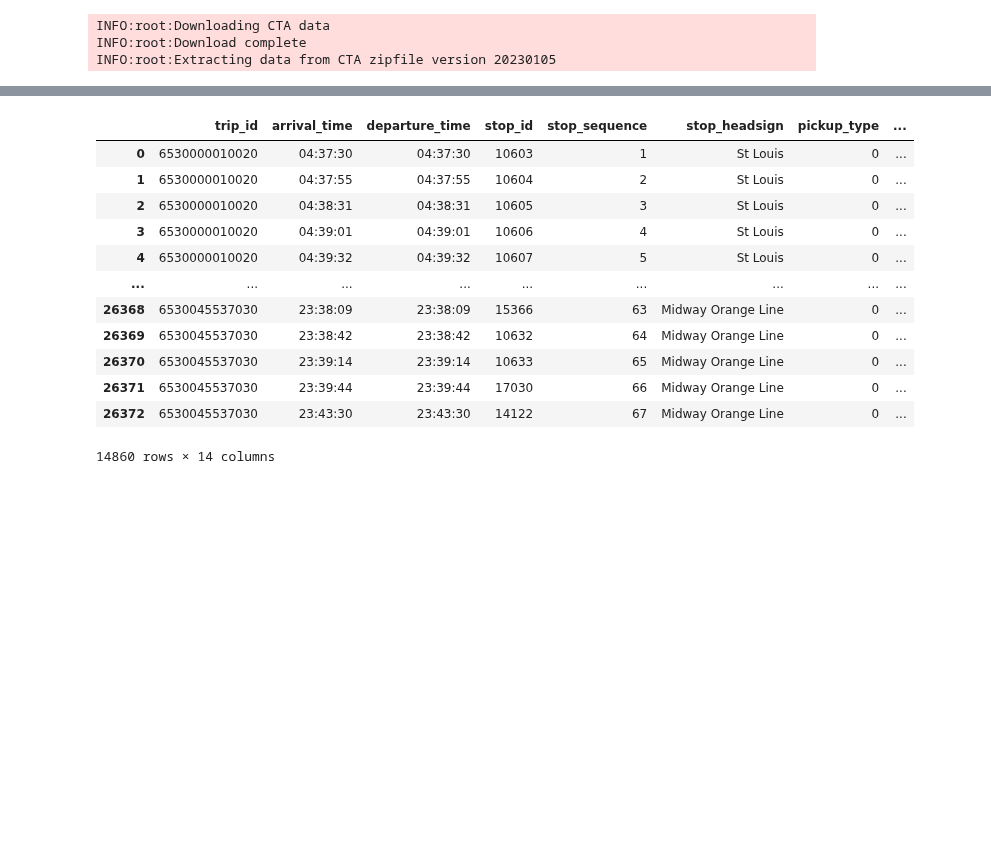
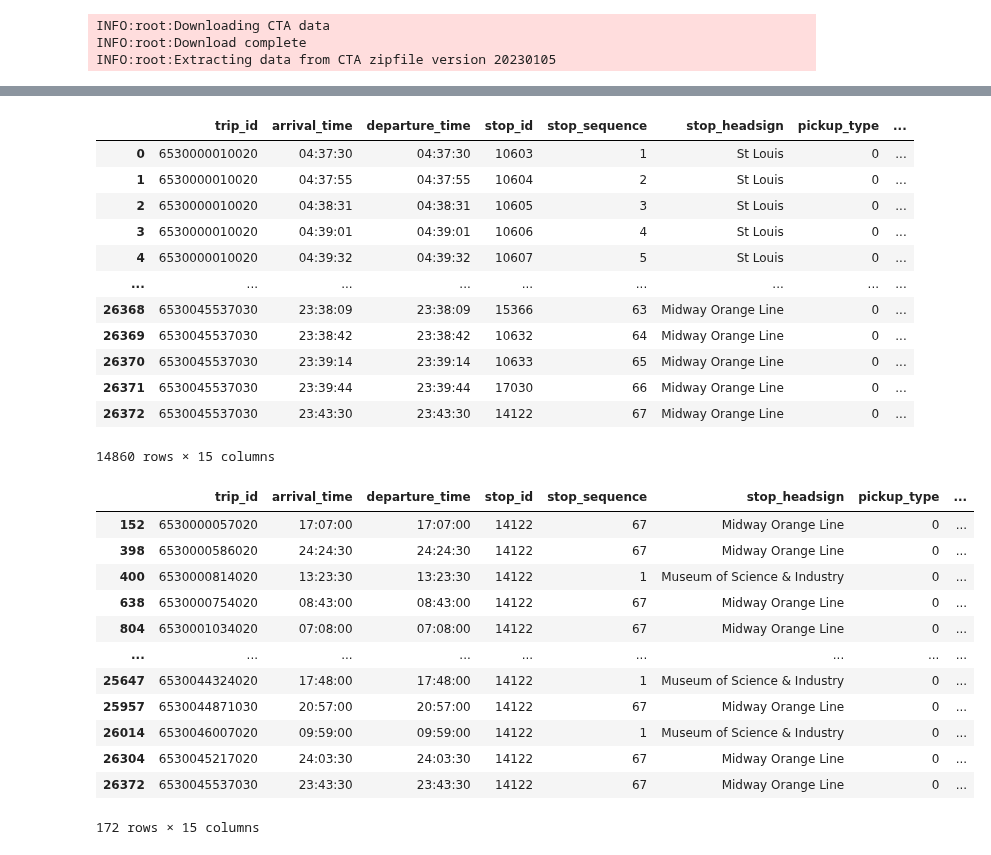
Before and after one commit to kristenhahn/cta_bus_tracker_exploration, a Jupyter notebook: scheduled_headways.ipynb, the cells around one changed output, grey strips where cells are left out. Drawn from its saved outputs; the diff is of its cells as text; code cells hidden in the pictures; blank space fills up the shorter version.

```diff
--- a/scheduled_headways.ipynb
+++ b/scheduled_headways.ipynb
@@ -108,6 +108,9 @@ def get_stop_details(gtfs_feed, route_id, service_date_string):
     # same date as start and end date as arguments in make_trip_summary?()
     stop_times = stop_times.drop_duplicates()
 
+    # add stop time as a timestamp
+    stop_times['stop_time'] = stop_times['raw_date'] + pd.to_timedelta(stop_times['arrival_time'])
+
     return stop_times
 
 stop_details = get_stop_details(gtfs_feed, route_id, service_date_string)
@@ -125,4 +128,20 @@ stop_details
 | 26370 | 6530045537030 | 23:39:14 | 23:39:14 | 10633 | 65 | Midway Orange Line | 0 | ... |
 | 26371 | 6530045537030 | 23:39:44 | 23:39:44 | 17030 | 66 | Midway Orange Line | 0 | ... |
 | 26372 | 6530045537030 | 23:43:30 | 23:43:30 | 14122 | 67 | Midway Orange Line | 0 | ... |
-14860 rows × 14 columns
+14860 rows × 15 columns
+# %%
+stop_details.loc[stop_details['stop_id'] == '14122']
+# %% [output]
+|  | trip_id | arrival_time | departure_time | stop_id | stop_sequence | stop_headsign | pickup_type | ... |
+| 152 | 6530000057020 | 17:07:00 | 17:07:00 | 14122 | 67 | Midway Orange Line | 0 | ... |
+| 398 | 6530000586020 | 24:24:30 | 24:24:30 | 14122 | 67 | Midway Orange Line | 0 | ... |
+| 400 | 6530000814020 | 13:23:30 | 13:23:30 | 14122 | 1 | Museum of Science & Industry | 0 | ... |
+| 638 | 6530000754020 | 08:43:00 | 08:43:00 | 14122 | 67 | Midway Orange Line | 0 | ... |
+| 804 | 6530001034020 | 07:08:00 | 07:08:00 | 14122 | 67 | Midway Orange Line | 0 | ... |
+| ... | ... | ... | ... | ... | ... | ... | ... | ... |
+| 25647 | 6530044324020 | 17:48:00 | 17:48:00 | 14122 | 1 | Museum of Science & Industry | 0 | ... |
+| 25957 | 6530044871030 | 20:57:00 | 20:57:00 | 14122 | 67 | Midway Orange Line | 0 | ... |
+| 26014 | 6530046007020 | 09:59:00 | 09:59:00 | 14122 | 1 | Museum of Science & Industry | 0 | ... |
+| 26304 | 6530045217020 | 24:03:30 | 24:03:30 | 14122 | 67 | Midway Orange Line | 0 | ... |
+| 26372 | 6530045537030 | 23:43:30 | 23:43:30 | 14122 | 67 | Midway Orange Line | 0 | ... |
+172 rows × 15 columns
```
Also changed, not shown: parts of 5 cells of this notebook.
